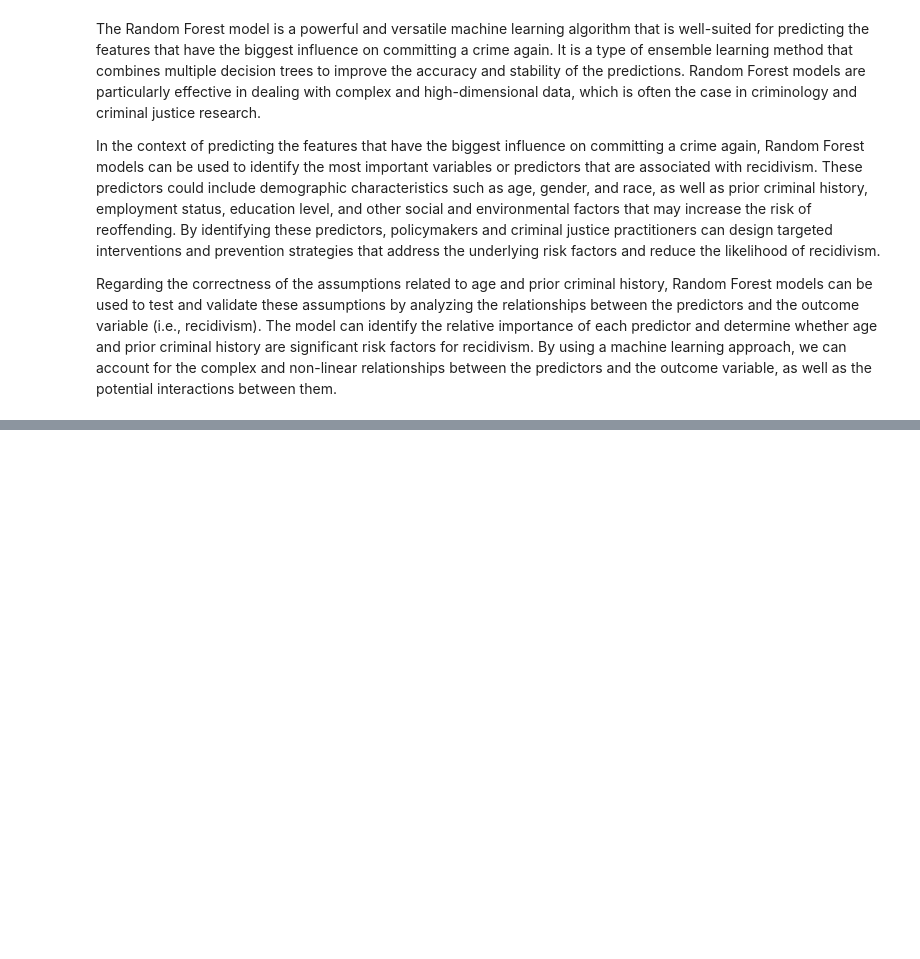
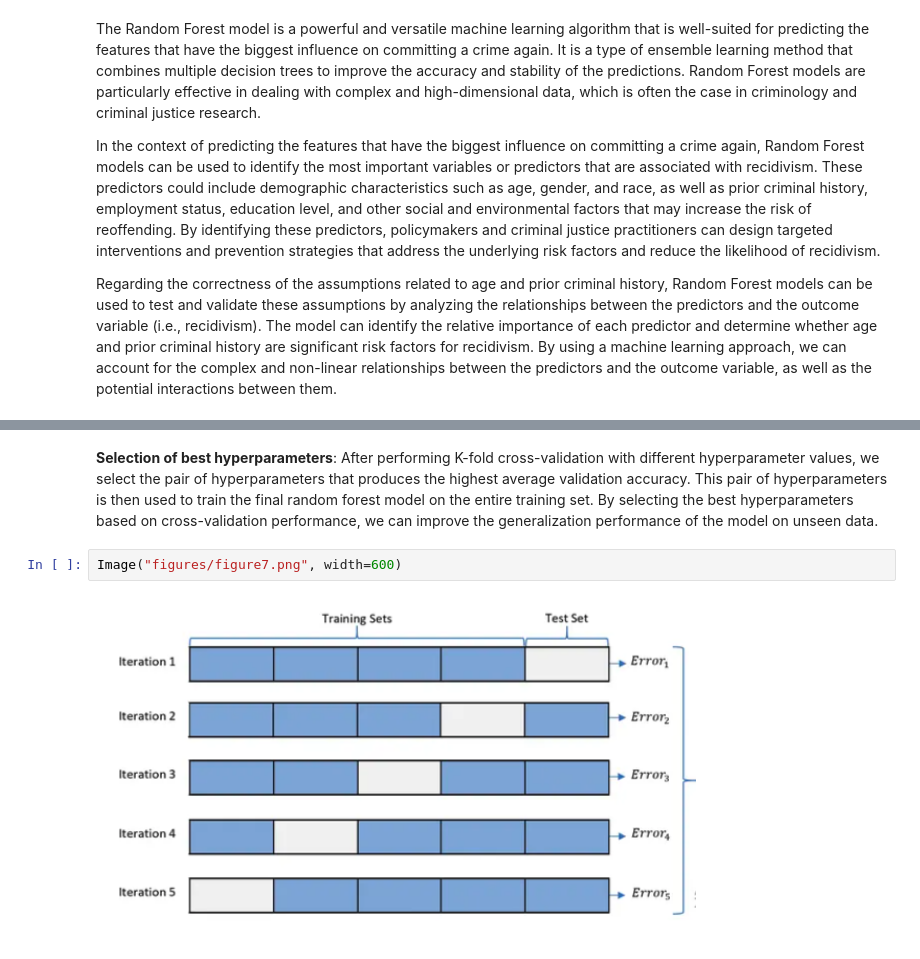
Before and after one commit to UCB-stat-159-s23/project-Group17, a Jupyter notebook: main.ipynb, the cells around one changed output, grey strips where cells are left out. Saved outputs shown, nothing was run; the diff lists cells and outputs as text; blank space fills up the shorter version.

```diff
--- a/main.ipynb
+++ b/main.ipynb
@@ -50,0 +65,7 @@ Regarding the correctness of the assumptions related to age and prior criminal h
+# %% [markdown]
+**Selection of best hyperparameters**:
+After performing K-fold cross-validation with different hyperparameter values, we select the pair of hyperparameters that produces the highest average validation accuracy. This pair of hyperparameters is then used to train the final random forest model on the entire training set. By selecting the best hyperparameters based on cross-validation performance, we can improve the generalization performance of the model on unseen data.
+# %%
+Image("figures/figure7.png", width=600)
+# %% [output]
+[figure, added]
```
Also changed, not shown: parts of 20 cells of this notebook, 9 other files.
